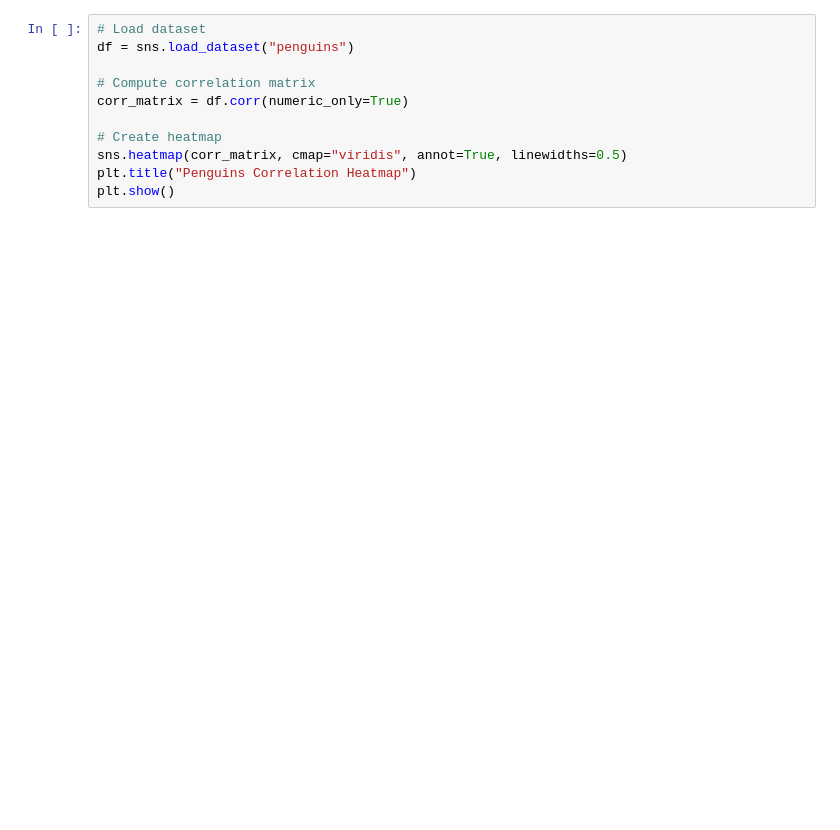
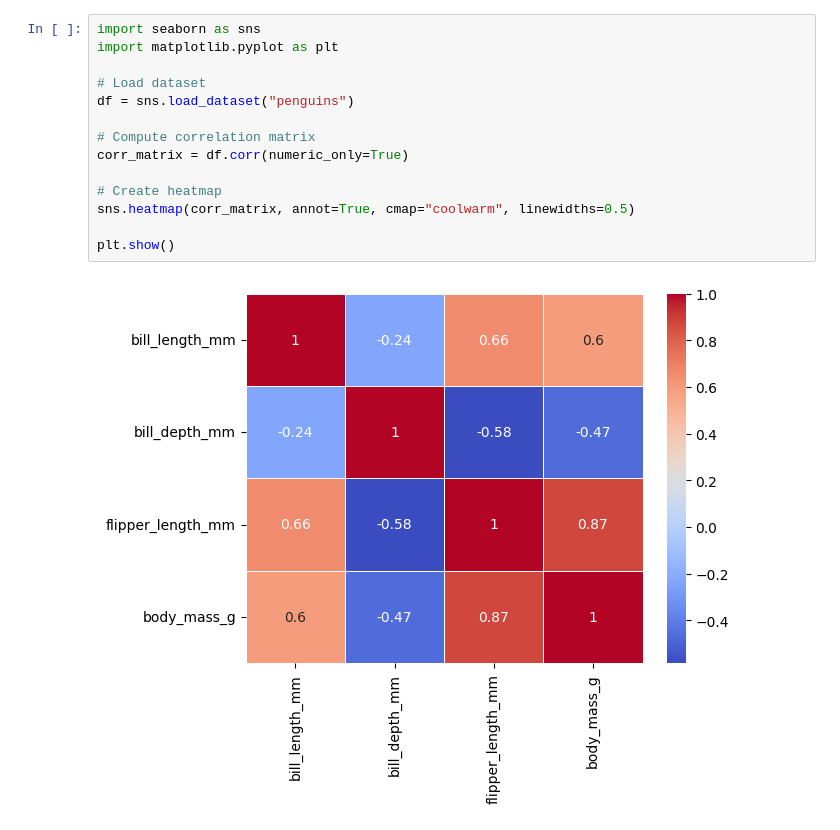
Before and after one commit to HiraNawaz2415/seaborn_practice15, a Jupyter notebook: heat_and_corr_map.ipynb, the cells around one changed output. Drawn from its saved outputs; the diff is of its cells as text; blank space fills up the shorter version.

```diff
--- a/heat_and_corr_map.ipynb
+++ b/heat_and_corr_map.ipynb
@@ -44,12 +71,17 @@ Shows relationships between numeric variables using correlation coefficients:
 # %%
+import seaborn as sns
+import matplotlib.pyplot as plt
+
 # Load dataset
 df = sns.load_dataset("penguins")
 
 # Compute correlation matrix
 corr_matrix = df.corr(numeric_only=True)
 
 # Create heatmap
-sns.heatmap(corr_matrix, cmap="viridis", annot=True, linewidths=0.5)
-plt.title("Penguins Correlation Heatmap")
+sns.heatmap(corr_matrix, annot=True, cmap="coolwarm", linewidths=0.5)
+
 plt.show()
+# %% [output]
+[figure, added]
 # %%
```
Also changed, not shown: parts of 14 cells of this notebook.
